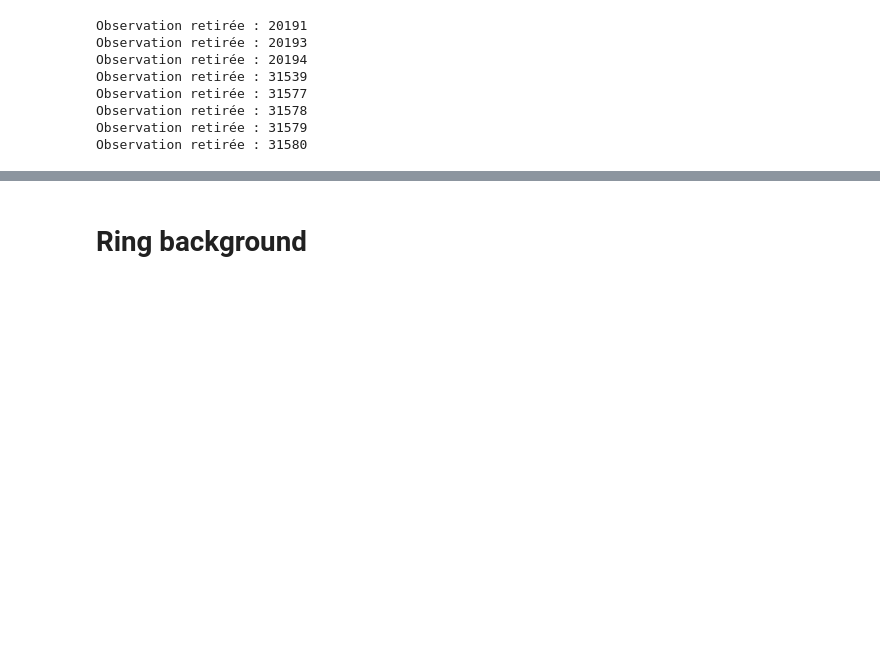
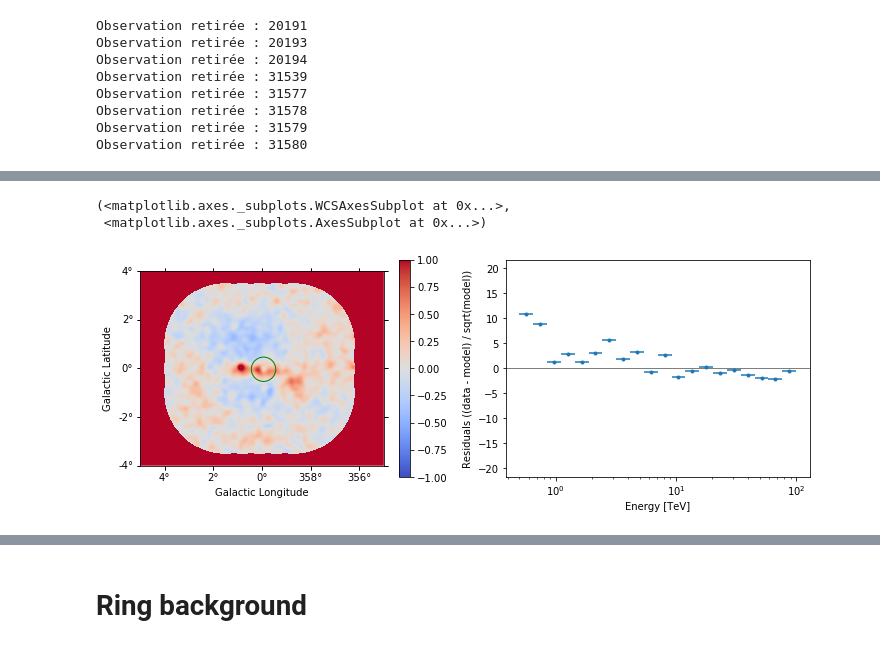
Before and after one commit to SamZouari/hess, a Jupyter notebook: notebooks0.15/evolution_temp.ipynb, the cells around one changed output, grey strips where cells are left out. Saved outputs shown, nothing was run; the diff lists cells and outputs as text; code cells hidden in the pictures; blank space fills up the shorter version.

```diff
--- a/notebooks0.15/evolution_temp.ipynb
+++ b/notebooks0.15/evolution_temp.ipynb
@@ -43,7 +43,7 @@ gammapy.__version__
 '0.15'
 # %%
 # Define which data to use and print some information
-data_store = DataStore.from_dir("../data/ash_stereo_Prod17_Calib0834_thsq64")
+data_store = DataStore.from_dir("$GAMMAPY_DATA/ash_stereo_Prod17_Calib0834_thsq64")
 data_store.info()
 # %% [output]
 Data store:
@@ -517,0 +560,14 @@ def fit_model_to_maps(maps2D, psf_kernel, mask):
+# %%
+# truc étrange
+
+region = CircleSkyRegion(
+    center=src_pos, radius=0.5 * u.deg
+)
+
+mapdataset_dict[2004].plot_residuals(
+    region=region, method="diff/sqrt(model)", vmin=-1.0, vmax=1.0
+)
+# %% [output]
+(<matplotlib.axes._subplots.WCSAxesSubplot at 0x...>,
+ <matplotlib.axes._subplots.AxesSubplot at 0x...>)
+[figure, added]
```
Also changed, not shown: parts of 52 cells of this notebook, 1 other file.
